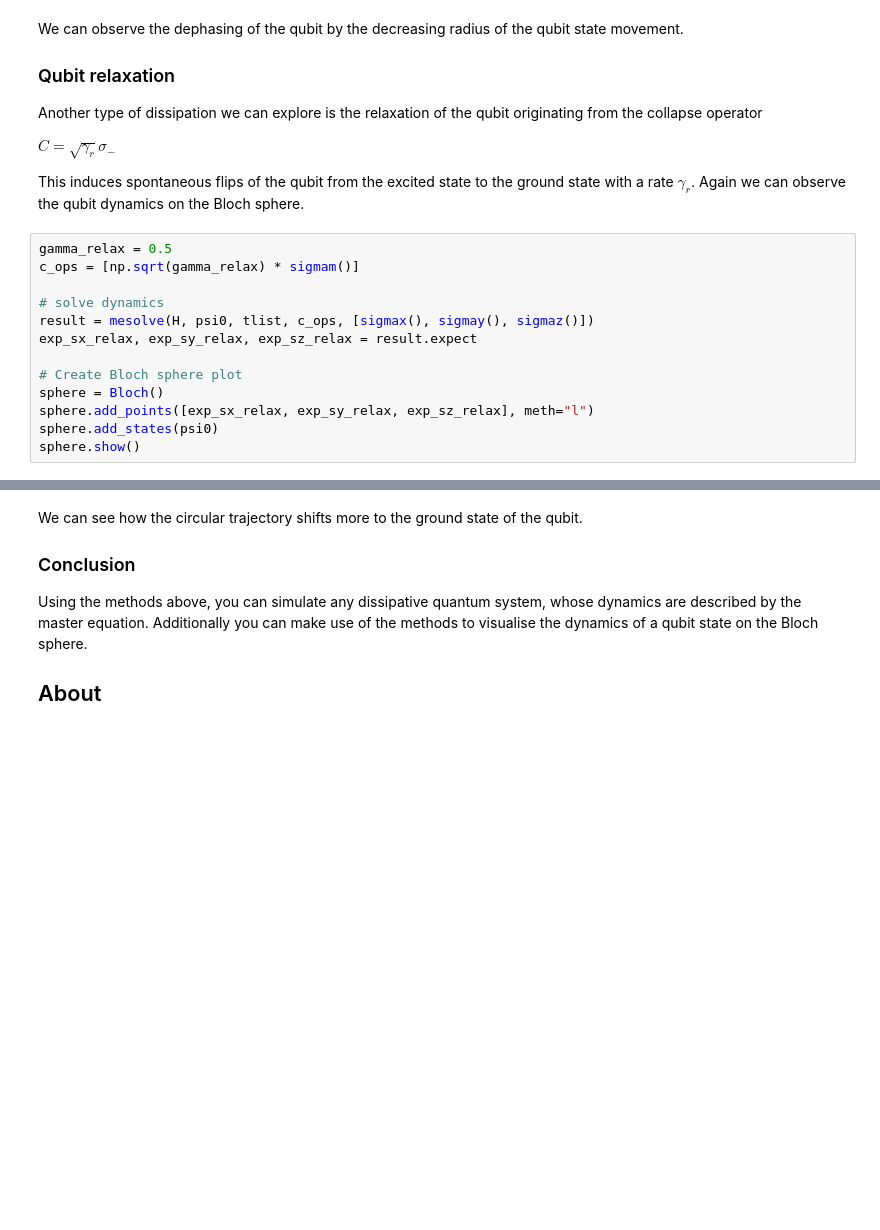
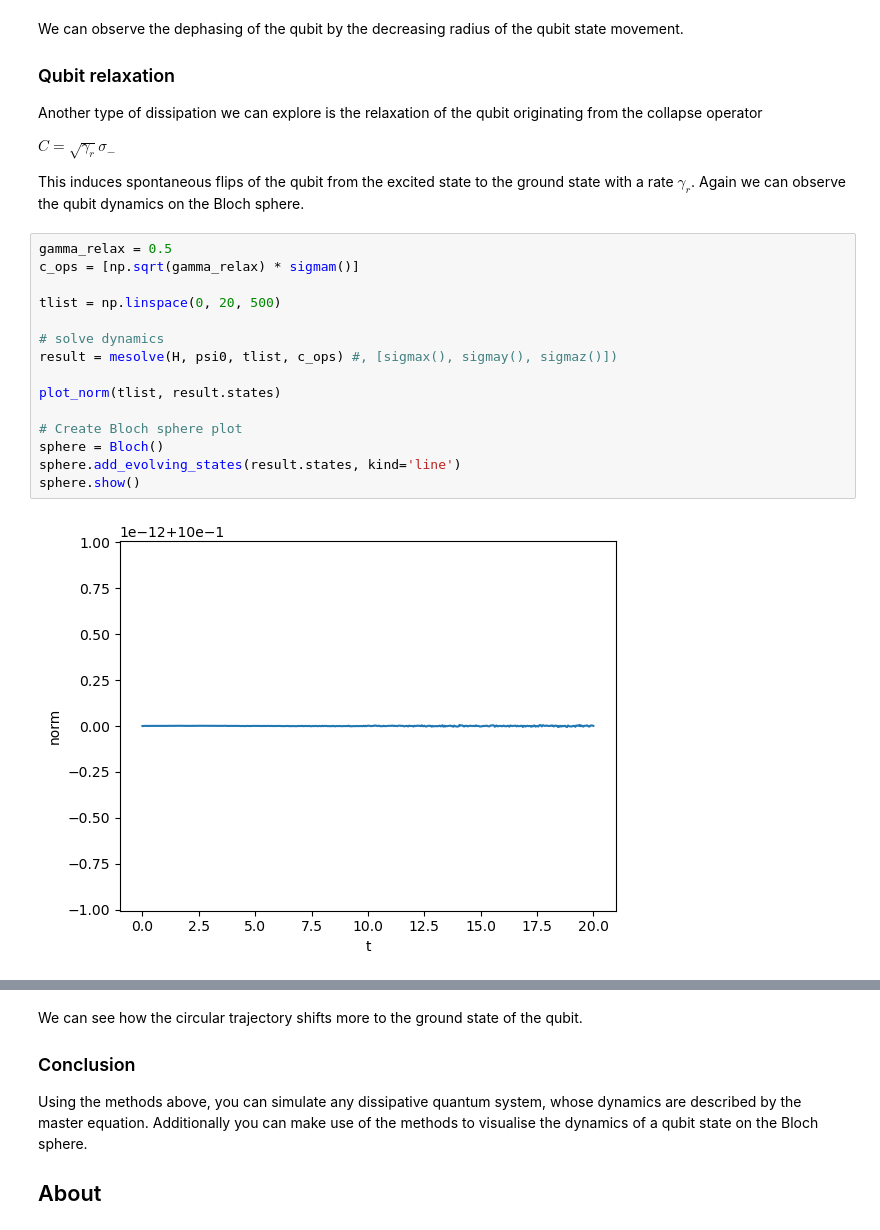
Before and after one commit to NeoFantom/Neo-qutip-tutorials-v5, a Jupyter notebook: time-evolution/003_qubit-dynamics.ipynb, the cells around one changed output, grey strips where cells are left out. Drawn from its saved outputs; the diff is of its cells as text; blank space fills up the shorter version.

```diff
--- a/time-evolution/003_qubit-dynamics.ipynb
+++ b/time-evolution/003_qubit-dynamics.ipynb
@@ -201,13 +218,17 @@ This induces spontaneous flips of the qubit from the excited state to the ground
 # %%
 gamma_relax = 0.5
 c_ops = [np.sqrt(gamma_relax) * sigmam()]
 
+tlist = np.linspace(0, 20, 500)
+
 # solve dynamics
-result = mesolve(H, psi0, tlist, c_ops, [sigmax(), sigmay(), sigmaz()])
-exp_sx_relax, exp_sy_relax, exp_sz_relax = result.expect
+result = mesolve(H, psi0, tlist, c_ops) #, [sigmax(), sigmay(), sigmaz()])
+
+plot_norm(tlist, result.states)
 
 # Create Bloch sphere plot
 sphere = Bloch()
-sphere.add_points([exp_sx_relax, exp_sy_relax, exp_sz_relax], meth="l")
-sphere.add_states(psi0)
+sphere.add_evolving_states(result.states, kind='line')
 sphere.show()
+# %% [output]
+[figure, added]
```
Also changed, not shown: parts of 13 cells of this notebook, 1 other file.
